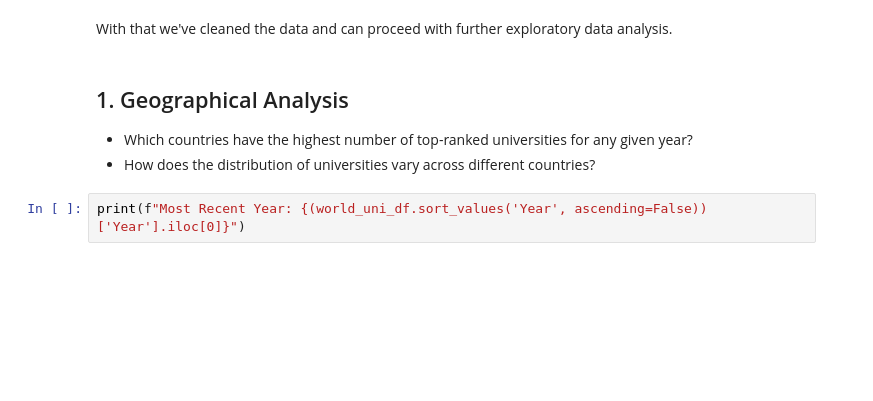
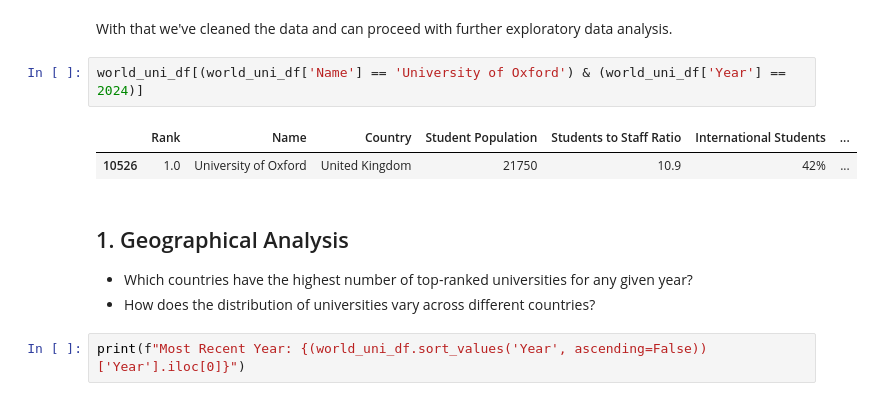
Before and after one commit to Qamil-Mirza/My-Data-Projects, a Jupyter notebook: World-Universities-EDA/helper.ipynb, the cells around one changed output. Saved outputs shown, nothing was run; the diff lists cells and outputs as text; blank space fills up the shorter version.

```diff
--- a/World-Universities-EDA/helper.ipynb
+++ b/World-Universities-EDA/helper.ipynb
@@ -267,6 +299,11 @@ world_uni_df.head(10)
 | 10 | 11.0 | Johns Hopkins University | United States | 15128 | 3.6 | 23% | ... |
 # %% [markdown]
 With that we've cleaned the data and can proceed with further exploratory data analysis.
+# %%
+world_uni_df[(world_uni_df['Name'] == 'University of Oxford') & (world_uni_df['Year'] == 2024)]
+# %% [output]
+|  | Rank | Name | Country | Student Population | Students to Staff Ratio | International Students | ... |
+| 10526 | 1.0 | University of Oxford | United Kingdom | 21750 | 10.9 | 42% | ... |
 # %% [markdown]
 ## 1. Geographical Analysis
 - Which countries have the highest number of top-ranked universities for any given year?
```
Also changed, not shown: parts of 1 cell of this notebook, 1 other file.
